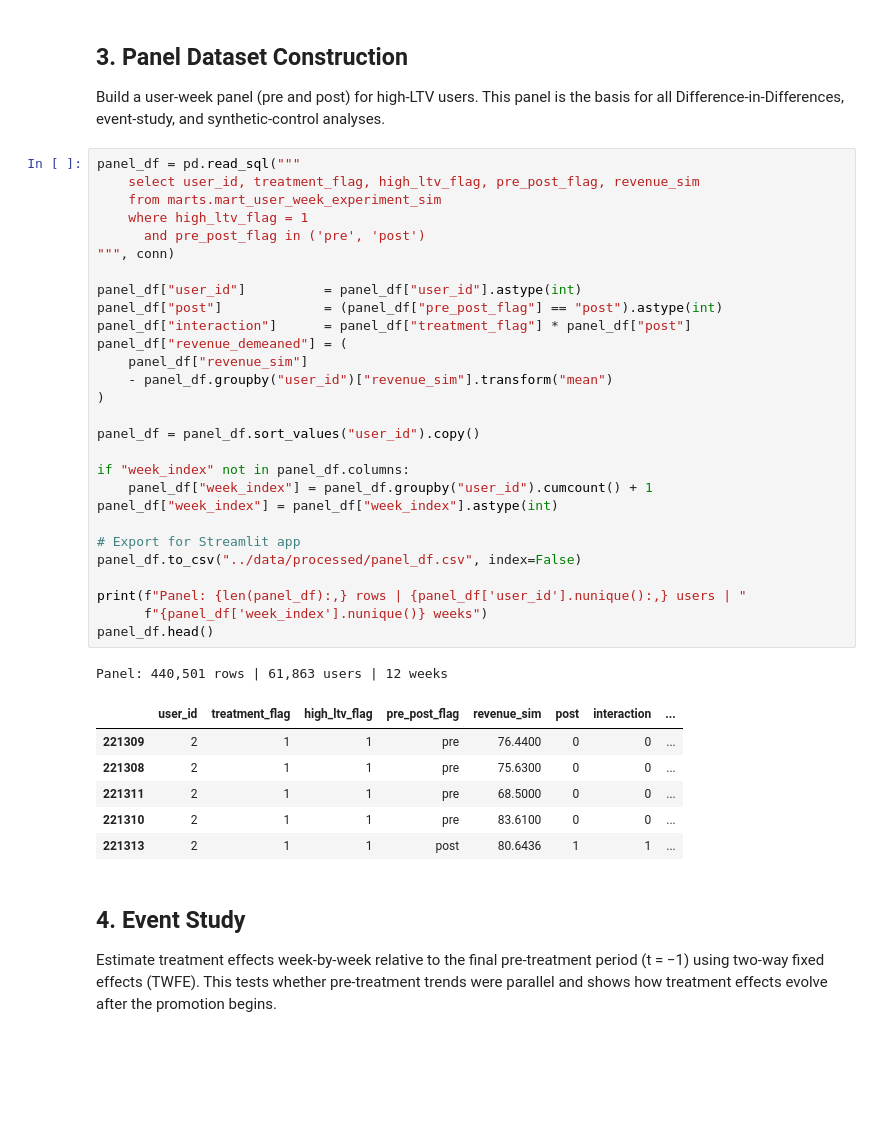
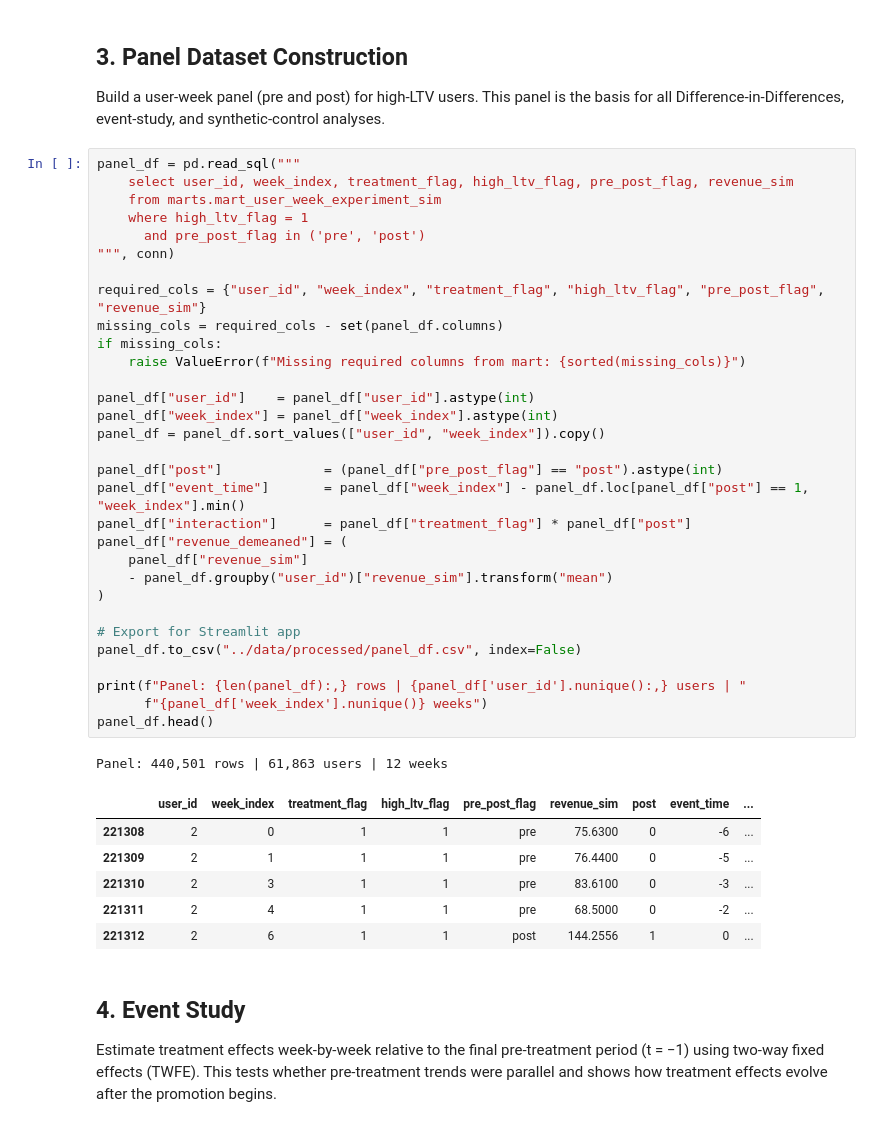
Before and after one commit to tcampayne/targeted-promotion-incrementality-experiment, a Jupyter notebook: analysis/02_inference.ipynb, the cells around one changed output. Drawn from its saved outputs; the diff is of its cells as text; blank space fills up the shorter version.

```diff
--- a/analysis/02_inference.ipynb
+++ b/analysis/02_inference.ipynb
@@ -178,40 +241,43 @@ Build a user-week panel (pre and post) for high-LTV users. This panel is the bas
 Difference-in-Differences, event-study, and synthetic-control analyses.
 # %%
 panel_df = pd.read_sql("""
-    select user_id, treatment_flag, high_ltv_flag, pre_post_flag, revenue_sim
+    select user_id, week_index, treatment_flag, high_ltv_flag, pre_post_flag, revenue_sim
     from marts.mart_user_week_experiment_sim
     where high_ltv_flag = 1
       and pre_post_flag in ('pre', 'post')
 """, conn)
 
-panel_df["user_id"]          = panel_df["user_id"].astype(int)
+required_cols = {"user_id", "week_index", "treatment_flag", "high_ltv_flag", "pre_post_flag", "revenue_sim"}
+missing_cols = required_cols - set(panel_df.columns)
+if missing_cols:
+    raise ValueError(f"Missing required columns from mart: {sorted(missing_cols)}")
+
+panel_df["user_id"]    = panel_df["user_id"].astype(int)
+panel_df["week_index"] = panel_df["week_index"].astype(int)
+panel_df = panel_df.sort_values(["user_id", "week_index"]).copy()
+
 panel_df["post"]             = (panel_df["pre_post_flag"] == "post").astype(int)
+panel_df["event_time"]       = panel_df["week_index"] - panel_df.loc[panel_df["post"] == 1, "week_index"].min()
 panel_df["interaction"]      = panel_df["treatment_flag"] * panel_df["post"]
 panel_df["revenue_demeaned"] = (
     panel_df["revenue_sim"]
     - panel_df.groupby("user_id")["revenue_sim"].transform("mean")
 )
-
-panel_df = panel_df.sort_values("user_id").copy()
-
-if "week_index" not in panel_df.columns:
-    panel_df["week_index"] = panel_df.groupby("user_id").cumcount() + 1
-panel_df["week_index"] = panel_df["week_index"].astype(int)
 
 # Export for Streamlit app
 panel_df.to_csv("../data/processed/panel_df.csv", index=False)
 
 print(f"Panel: {len(panel_df):,} rows | {panel_df['user_id'].nunique():,} users | "
       f"{panel_df['week_index'].nunique()} weeks")
 panel_df.head()
 # %% [output]
 Panel: 440,501 rows | 61,863 users | 12 weeks
-|  | user_id | treatment_flag | high_ltv_flag | pre_post_flag | revenue_sim | post | interaction | ... |
-| 221309 | 2 | 1 | 1 | pre | 76.4400 | 0 | 0 | ... |
-| 221308 | 2 | 1 | 1 | pre | 75.6300 | 0 | 0 | ... |
-| 221311 | 2 | 1 | 1 | pre | 68.5000 | 0 | 0 | ... |
-| 221310 | 2 | 1 | 1 | pre | 83.6100 | 0 | 0 | ... |
-| 221313 | 2 | 1 | 1 | post | 80.6436 | 1 | 1 | ... |
+|  | user_id | week_index | treatment_flag | high_ltv_flag | pre_post_flag | revenue_sim | post | event_time | ... |
+| 221308 | 2 | 0 | 1 | 1 | pre | 75.6300 | 0 | -6 | ... |
+| 221309 | 2 | 1 | 1 | 1 | pre | 76.4400 | 0 | -5 | ... |
+| 221310 | 2 | 3 | 1 | 1 | pre | 83.6100 | 0 | -3 | ... |
+| 221311 | 2 | 4 | 1 | 1 | pre | 68.5000 | 0 | -2 | ... |
+| 221312 | 2 | 6 | 1 | 1 | post | 144.2556 | 1 | 0 | ... |
 # %% [markdown]
 ## 4. Event Study
 
```
Also changed, not shown: parts of 40 cells of this notebook.
